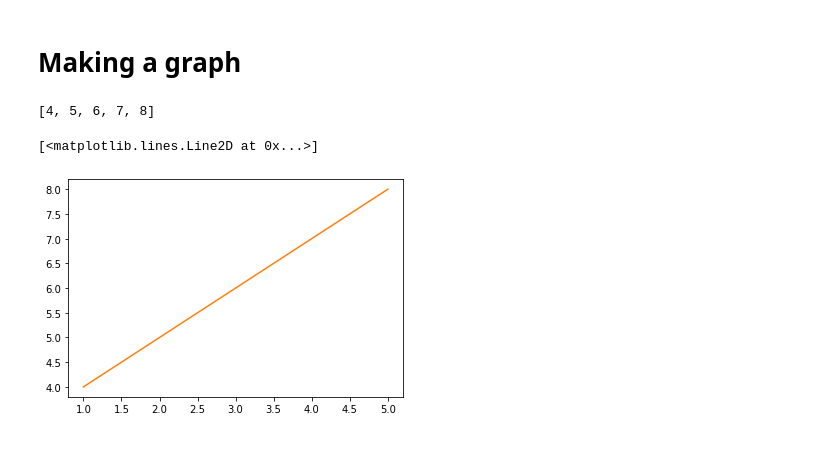
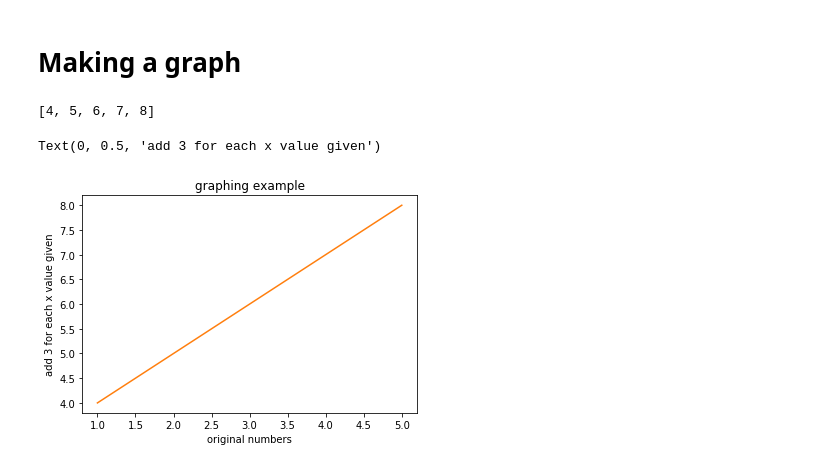
Before and after one commit to clarenznet/computational_physics, a Jupyter notebook: implement.ipynb, the cells around one changed output. Cells and saved outputs as stored; diff of their text form; code cells hidden in the pictures.

Commit message:
complicated graph edited

```diff
--- a/implement.ipynb
+++ b/implement.ipynb
@@ -3,22 +3,27 @@
 # %%
 y=[]
 x=[1,2,3,4,5]
 for a in x:
     b=0
     b=a+3
     y.append(b)
 # y=x[4]+3
 print (y)
 
 import matplotlib.pyplot as plt
 #plt(x,y)
 
 # plot the data
 fig = plt.figure()
 ax = fig.add_subplot(1, 1, 1)
 ax.plot(x, y, color='tab:orange')
 #ax.plot(xdata2, ydata2, color='tab:orange')
+
+# Add title and axis names
+plt.title('graphing example')
+plt.xlabel('original numbers')
+plt.ylabel('add 3 for each x value given')
 # %% [output]
 [4, 5, 6, 7, 8]
-[<matplotlib.lines.Line2D at 0x...>]
+Text(0, 0.5, 'add 3 for each x value given')
-[figure, old version]
+[figure, new version]
```
Also changed, not shown: parts of 2 cells of this notebook.
